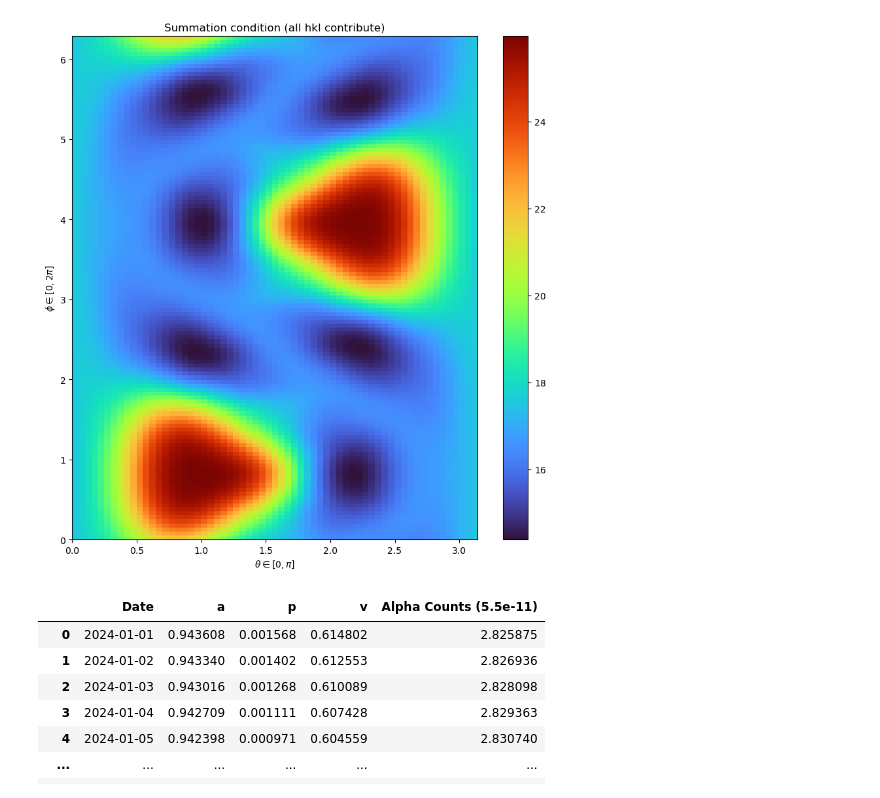
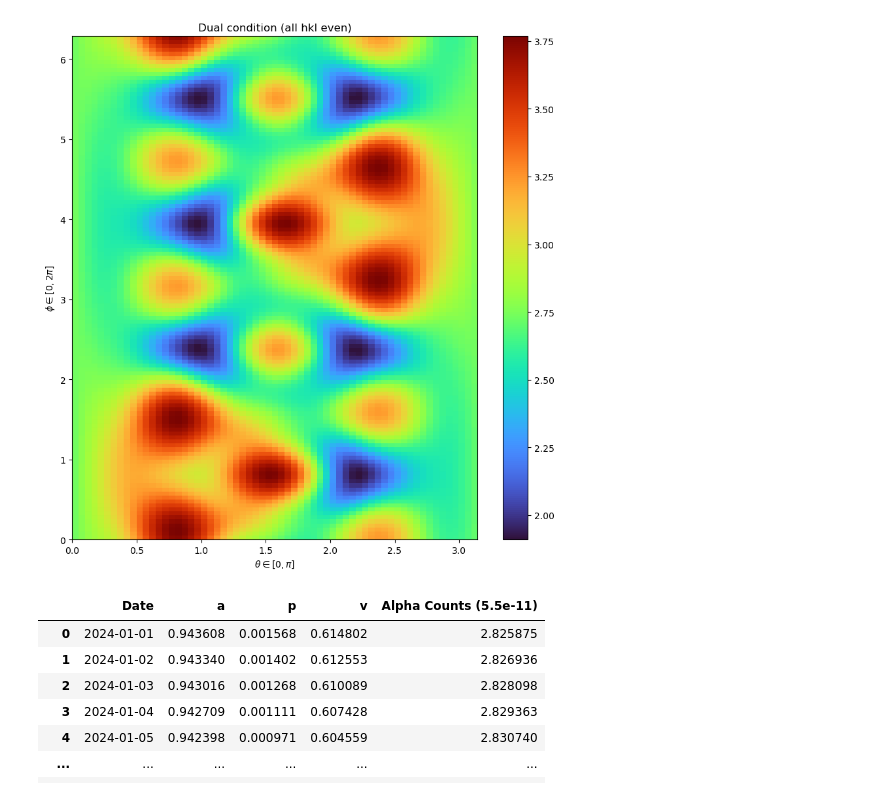
Before and after one commit to Taaseen-Islam-u7121940/Axion-Flux, a Jupyter notebook: Code/ensemble.ipynb, the cells around one changed output. Cells and saved outputs as stored; diff of their text form; code cells hidden in the pictures.

```diff
--- a/Code/ensemble.ipynb
+++ b/Code/ensemble.ipynb
@@ -54,7 +54,8 @@ def complete_dndt(max_hkl = 5, print_output = False, condition = "all", k=[1,0,0
     g_arr = (2*np.pi/a)*hkl #G vectors, in AA^(-1)
 
     mod2_g = mod2(g_arr) #Magnitude square of G vectors,
-    FAq = FA_qv2(mod2_g)
+    FAq_Na = FA_qv2(mod2_g, Z=11)
+    FAq_I = FA_qv2(mod2_g, Z=53)
 
     ginv_array = 1/mod2_g
 
@@ -70,9 +71,9 @@ def complete_dndt(max_hkl = 5, print_output = False, condition = "all", k=[1,0,0
     sin2 = 4*gk**2*(1-gk**2)
 
     if condition == "all even":
-        summand = ((4*FAq)**2)*ginv_array*sin2*4 #*4 from S, *4 from form factor F
+        summand = ((FAq_Na+FAq_I)**2)*ginv_array*sin2*64 #*4 from S, *4 from form factor F
     elif condition == "sum even":
-        summand = (FAq**2)*ginv_array*sin2*4 #Use *4 if implementing s
+        summand = ((FAq_Na+FAq_I)**2)*ginv_array*sin2*4 #Use *4 if implementing s
     else:
         summand = []
         for hkls in hkl:
@@ -114,6 +115,6 @@ def line_integral(theta_func, phi, g_ag=2e-10, t=3):
     for index in range(len(phi)-1):
         p = phi[index]
         k_vec = k_from_polar(theta_func(p), p)
-        integral += complete_dndt(abs_forgot = True, all_even=True, coupling = g_ag, k=k_vec, time=t)*dphi[index]
+        integral += complete_dndt(abs_forgot = True, condition = "all even", k=k_vec, time=t, coupling=g_ag)*dphi[index]
     return integral
 # %%
@@ -137,26 +132,26 @@ def angle_dependence(g_ag = 2e-10, t=3):
         phi = angles[0]
         theta = angles[1]
         k_vec = [np.sin(theta)*np.cos(phi), np.sin(theta)*np.sin(phi), np.cos(theta)]
-        outputs.append(complete_dndt(k = k_vec, abs_forgot = True, condition="all", coupling = g_ag, time=t))
+        outputs.append(complete_dndt(k = k_vec, abs_forgot = True, condition="all even", coupling = g_ag, time=t))
     return np.array(outputs)
 
-rates_on_angle = angle_dependence(g_ag = 2.8e-11, t=10)
+rates_on_angle = angle_dependence(g_ag = 2.87e-11, t=10)
 rates_square = np.reshape(rates_on_angle, (len(phi_axis), len(theta_axis)))
 # %%
 #theta_phi = lambda x: (np.pi/2)-0.99*np.cos(x)+0.44
 theta_phi = lambda x: (np.pi/2)-54.06476699*np.pi/180*np.cos(x)-35.22555939*np.pi/180
 
 fig,ax = plt.subplots(figsize=(10,10))
 image = ax.imshow(rates_square, interpolation='none', extent = (0,np.pi,0,2*np.pi), aspect='auto', origin='lower', cmap='turbo')
 #path = ax.plot(theta_phi(phi_axis), phi_axis, c="white")
 #ax.scatter(alt_polar, az_rad, c="magenta")
 plt.colorbar(image)
-plt.title("Summation condition (all hkl contribute)")
+plt.title("Dual condition (all hkl even)")
 plt.xlabel("$\\theta \in [0,\pi]$")
 plt.ylabel("$\phi \in [0,2\pi]$")
 plt.show()
 # %% [output]
-[figure, old version]
+[figure, new version]
 # %%
 cosine_fits = pd.read_csv("..\\cosine_fits.csv", index_col=0)
 cosine_fits
```
Also changed, not shown: parts of 10 cells of this notebook, 1 other file.
